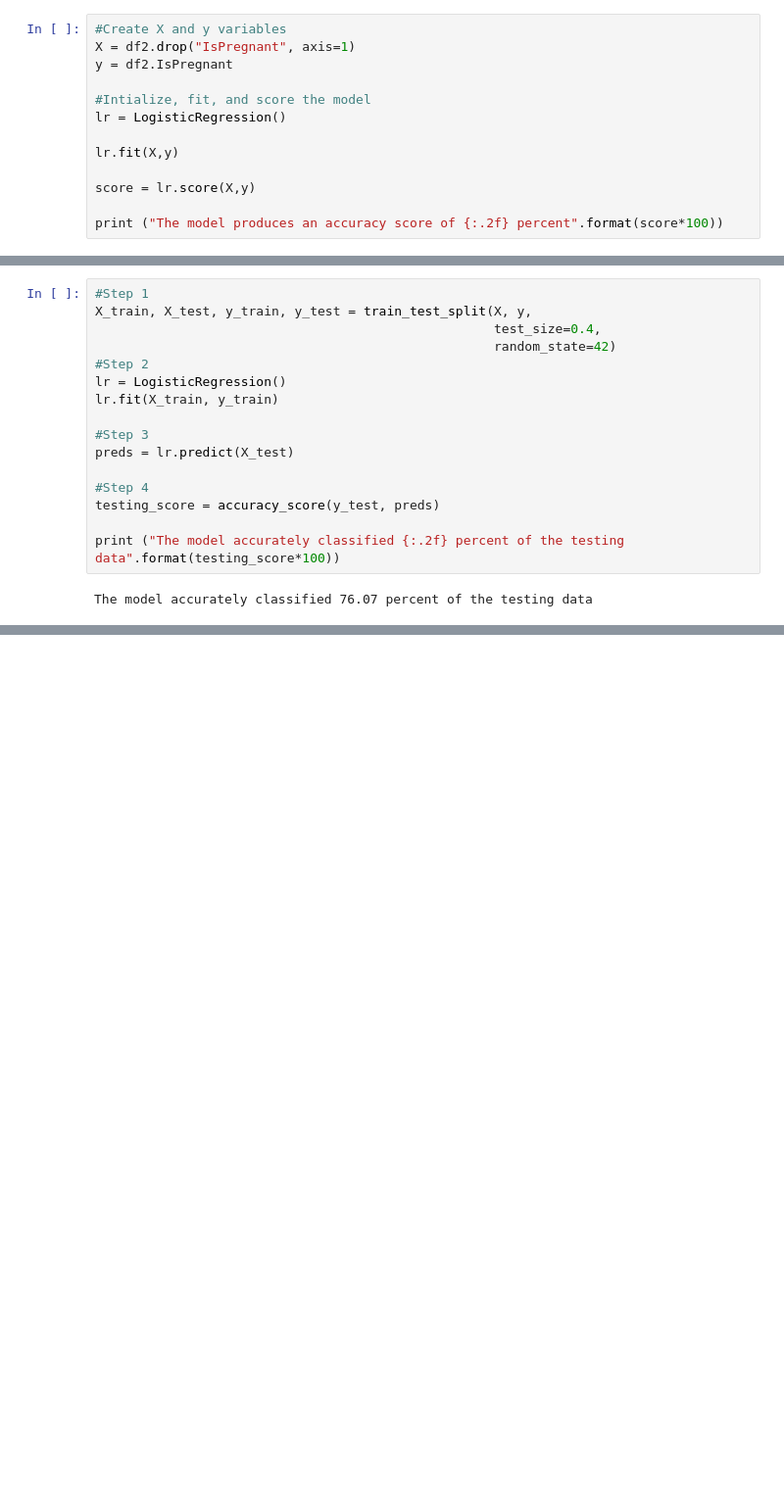
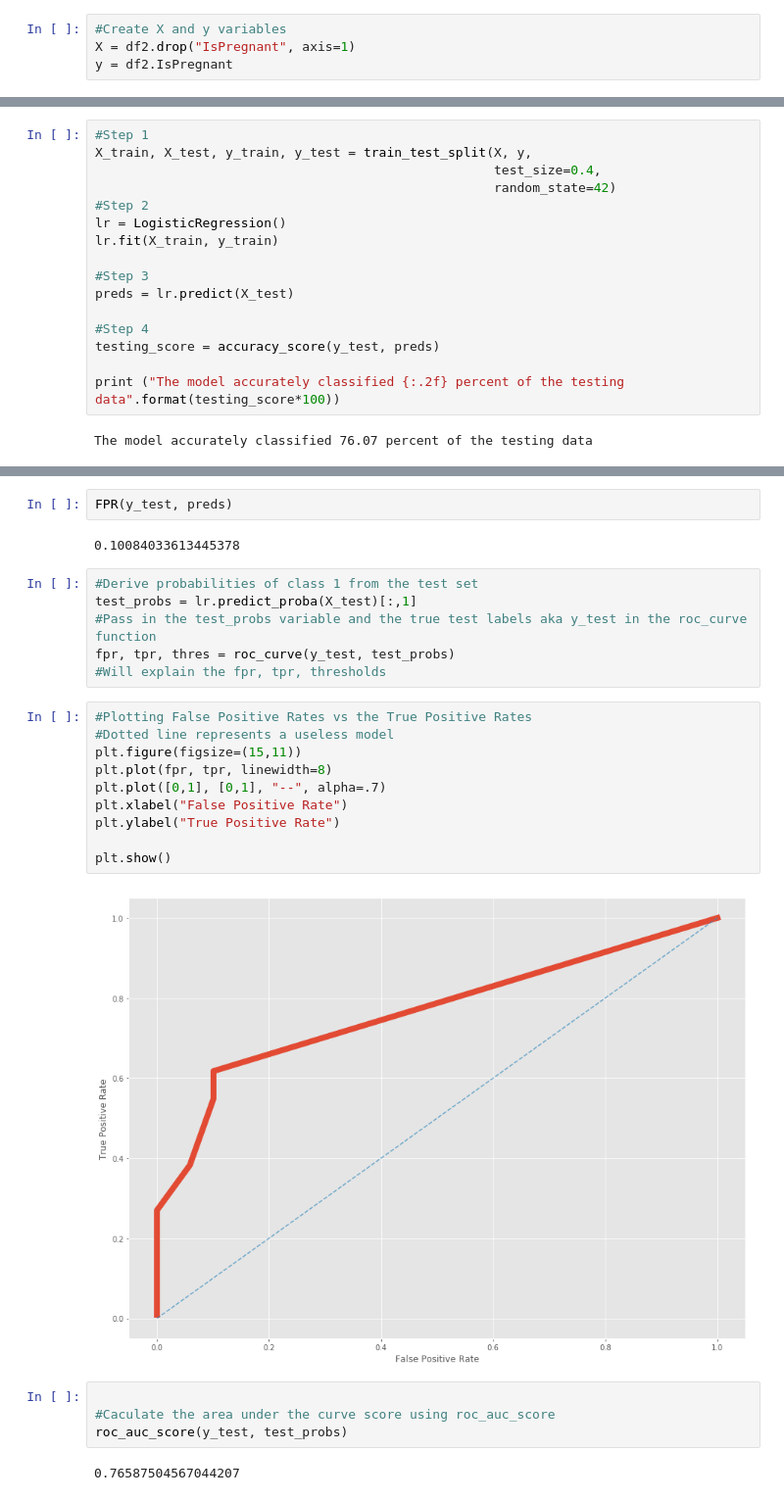
Before and after one commit to manulohiya/pregnancy-test, a Jupyter notebook: Notebooks/pregnancy-predictor.ipynb, the cells around one changed output, grey strips where cells are left out. Shown at 98% size. Drawn from its saved outputs; the diff is of its cells as text; blank space fills up the shorter version.

Commit message:
logistic regression

```diff
--- a/Notebooks/pregnancy-predictor.ipynb
+++ b/Notebooks/pregnancy-predictor.ipynb
@@ -111,12 +111,3 @@ dtype: float64
 #Create X and y variables
 X = df2.drop("IsPregnant", axis=1)
 y = df2.IsPregnant
-
-#Intialize, fit, and score the model
-lr = LogisticRegression()
-
-lr.fit(X,y)
-
-score = lr.score(X,y)
-
-print ("The model produces an accuracy score of {:.2f} percent".format(score*100))
@@ -142,0 +173,28 @@ The model accurately classified 76.07 percent of the testing data
+# %%
+FPR(y_test, preds)
+# %% [output]
+0.10084033613445378
+# %%
+#Derive probabilities of class 1 from the test set
+test_probs = lr.predict_proba(X_test)[:,1]
+#Pass in the test_probs variable and the true test labels aka y_test in the roc_curve function
+fpr, tpr, thres = roc_curve(y_test, test_probs)
+#Will explain the fpr, tpr, thresholds
+# %%
+#Plotting False Positive Rates vs the True Positive Rates
+#Dotted line represents a useless model
+plt.figure(figsize=(15,11))
+plt.plot(fpr, tpr, linewidth=8)
+plt.plot([0,1], [0,1], "--", alpha=.7)
+plt.xlabel("False Positive Rate")
+plt.ylabel("True Positive Rate")
+
+plt.show()
+# %% [output]
+[figure, added]
+# %%
+
+#Caculate the area under the curve score using roc_auc_score
+roc_auc_score(y_test, test_probs)
+# %% [output]
+0.76587504567044207
```
Also changed, not shown: parts of 13 cells of this notebook.
